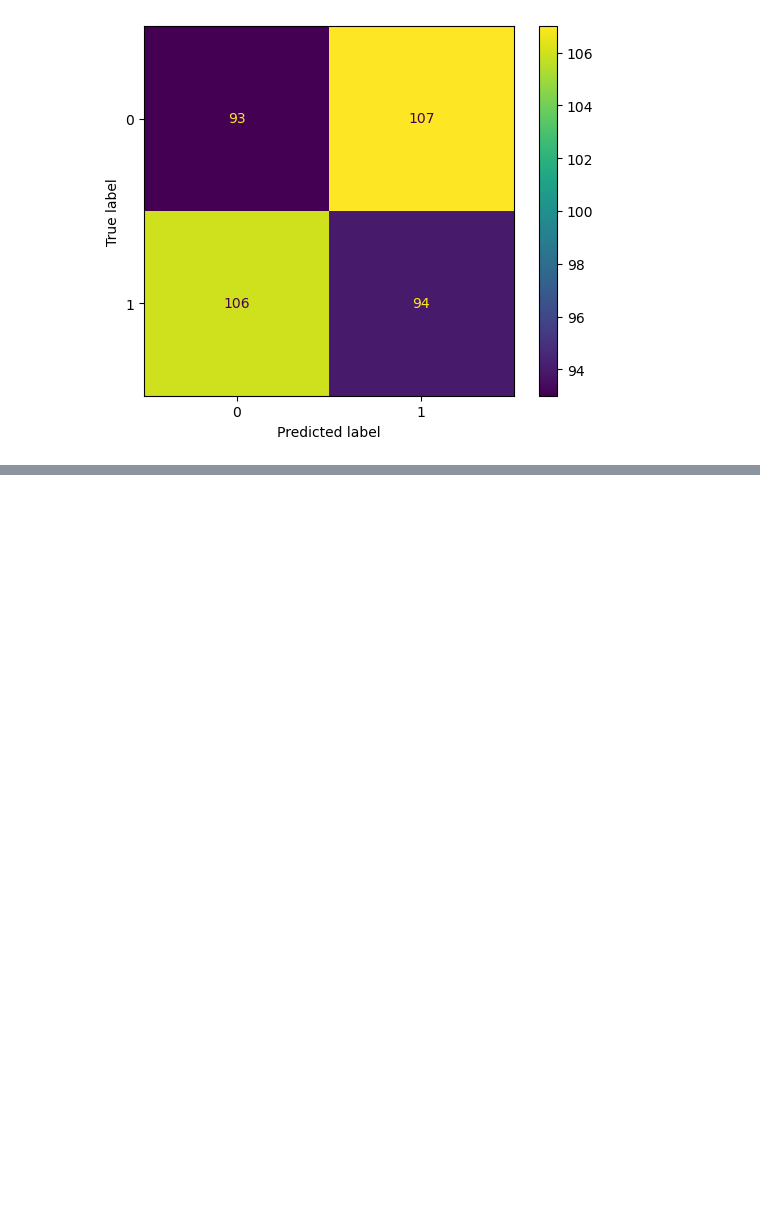
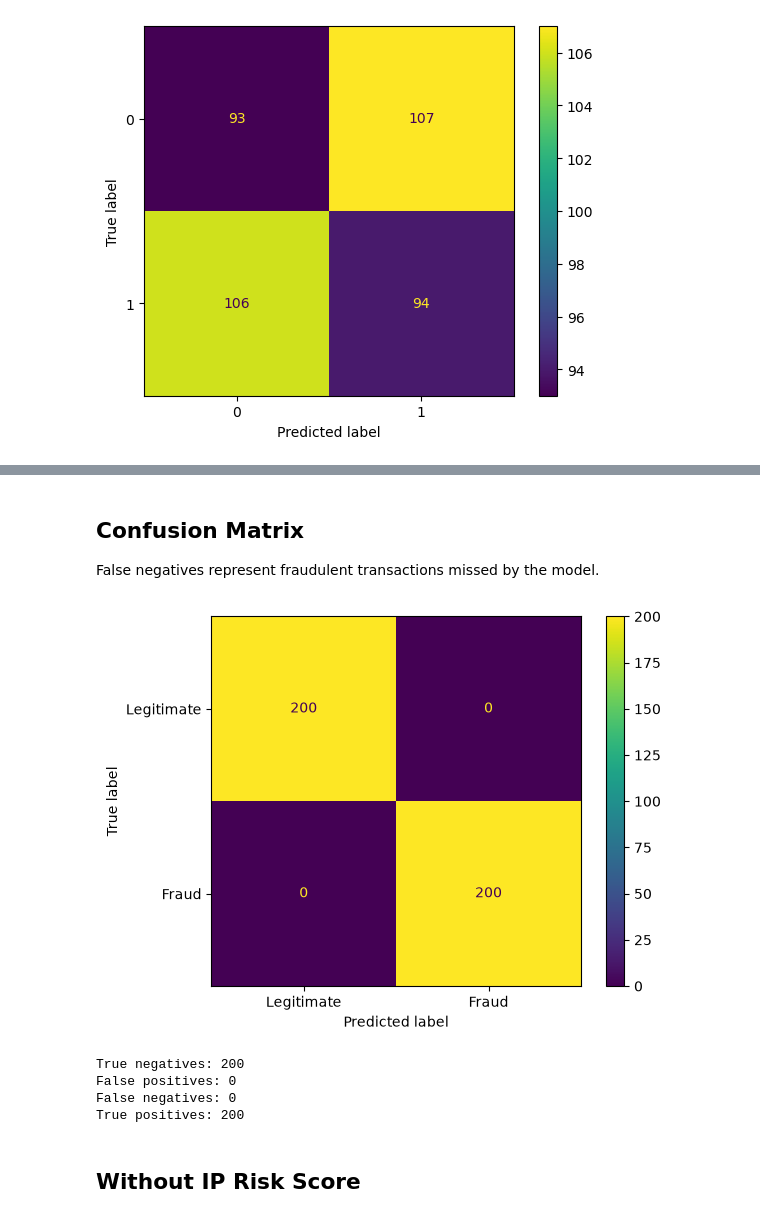
Before and after one commit to abhikcshil/CIS4930ML_Group_Project, a Jupyter notebook: Team Project.ipynb, the cells around one changed output, grey strips where cells are left out. Drawn from its saved outputs; the diff is of its cells as text; code cells hidden in the pictures; blank space fills up the shorter version.

Commit message:
Added adaboost algorithm implementation with and without ip risk score

```diff
--- a/Team Project.ipynb
+++ b/Team Project.ipynb
@@ -657,0 +709,19 @@ Confusion matrix:
+# %%
+param_grid = {
+    "n_estimators": [25, 50, 100, 200],
+    "learning_rate": [0.01, 0.1, 1.0],
+    "estimator__max_depth": [1, 2, 3]
+}
+
+grid_search = GridSearchCV(
+    estimator=ada_model,
+    param_grid=param_grid,
+    cv=5,
+    scoring="recall",
+    n_jobs=-1
+)
+
+grid_search.fit(X_train, y_train)
+
+print("Best parameters:", grid_search.best_params_)
+print("Best cross-validation recall:", grid_search.best_score_)
@@ -657,0 +735,6 @@ Confusion matrix:
+# %%
+best_model = grid_search.best_estimator_
+y_pred = best_model.predict(X_test)
+
+print("Accuracy:", accuracy_score(y_test, y_pred))
+print(classification_report(y_test, y_pred))
@@ -657,0 +751,25 @@ Confusion matrix:
+# %% [markdown]
+## Confusion Matrix
+
+False negatives represent fraudulent transactions missed by the model.
+# %%
+cm = confusion_matrix(y_test, y_pred)
+display_labels = ["Legitimate", "Fraud"]
+
+disp = ConfusionMatrixDisplay(confusion_matrix=cm, display_labels=display_labels)
+disp.plot()
+plt.show()
+
+tn, fp, fn, tp = cm.ravel()
+print("True negatives:", tn)
+print("False positives:", fp)
+print("False negatives:", fn)
+print("True positives:", tp)
+# %% [output]
+[figure, added]
+True negatives: 200
+False positives: 0
+False negatives: 0
+True positives: 200
+# %% [markdown]
+## Without IP Risk Score
```
Also changed, not shown: parts of 30 cells of this notebook.
